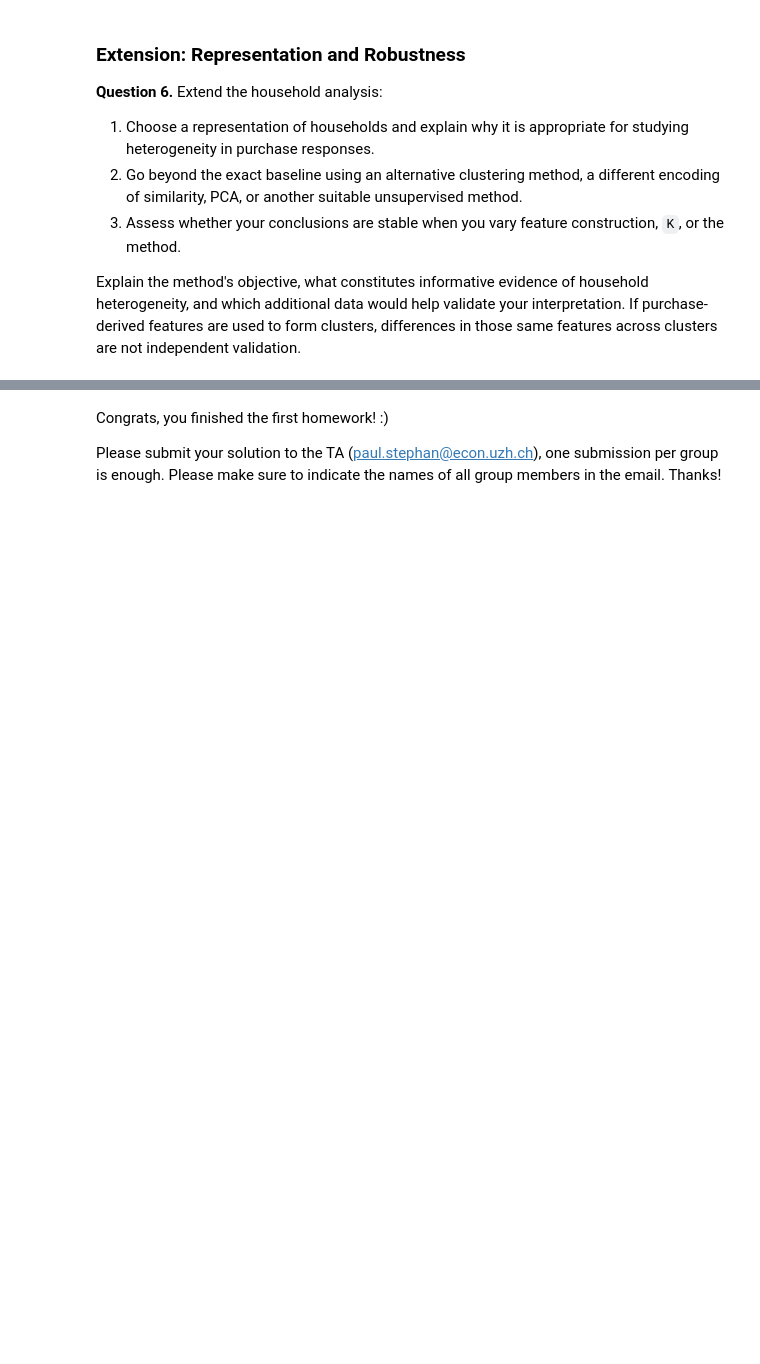
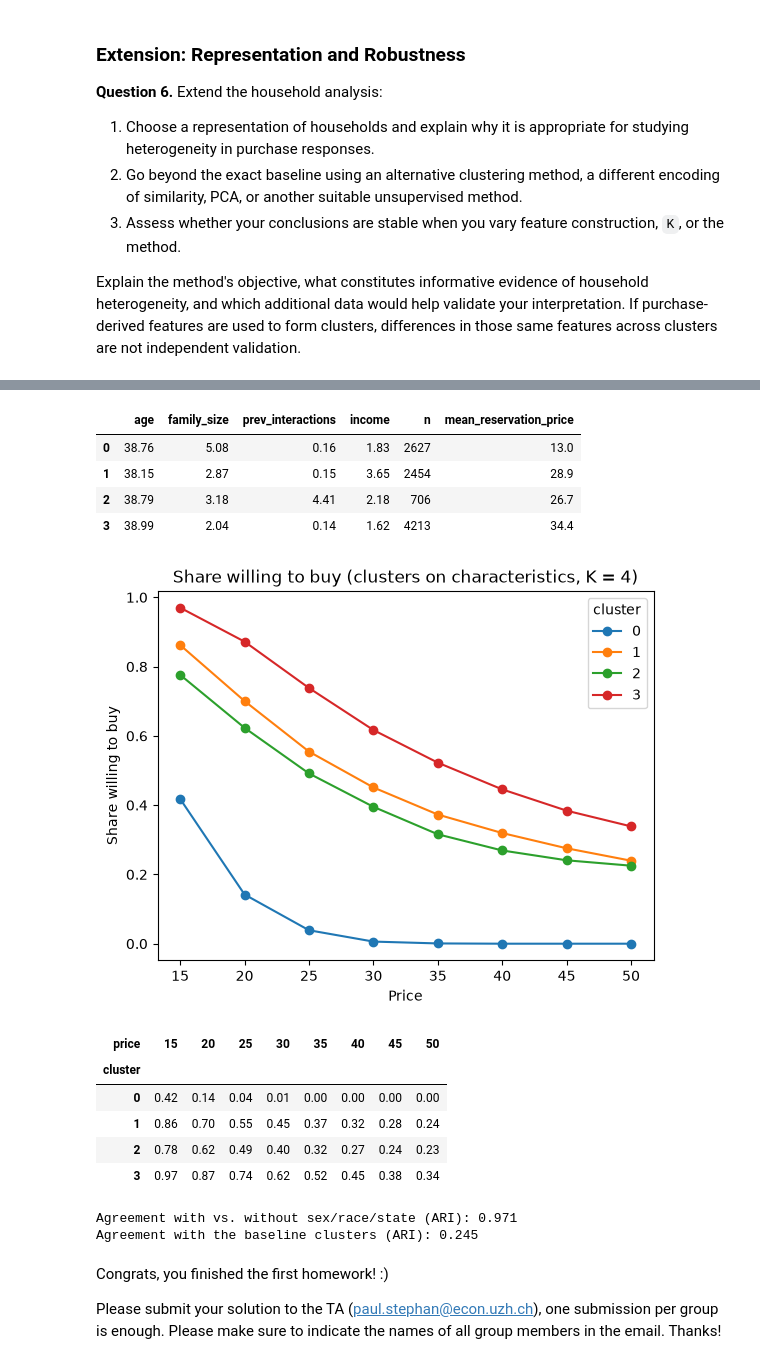
Before and after one commit to KEDES1998/ML_in_Econ, a Jupyter notebook: HW1/ML_Econ_2026_Problem_Set_1.ipynb, the cells around one changed output, grey strips where cells are left out. Saved outputs shown, nothing was run; the diff lists cells and outputs as text; code cells hidden in the pictures; blank space fills up the shorter version.

```diff
--- a/HW1/ML_Econ_2026_Problem_Set_1.ipynb
+++ b/HW1/ML_Econ_2026_Problem_Set_1.ipynb
@@ -1129,3 +2025,38 @@ Explain the method's objective, what constitutes informative evidence of househo
+# %%
+K_EXT = 4
+km4 = KMeans(n_clusters=K_EXT, random_state=42, n_init=10).fit_predict(chars_std)
+
+# Cluster profiles (formed without any purchase information) ...
+display(chars.groupby(km4).mean().round(2).assign(n=np.bincount(km4),
+        mean_reservation_price=households["reservation_price"].groupby(km4).mean().round(1)))
+
+# ... and their demand curves: an independent check, because purchases were not used to form the clusters
+demand_ext = demand_curves(km4)
+demand_ext.plot(marker="o", title=f"Share willing to buy (clusters on characteristics, K = {K_EXT})",
+                xlabel="Price", ylabel="Share willing to buy")
+plt.show()
+display(demand_ext.round(2).T)
+
+# Robustness to feature construction: add one-hot sex, race and state and compare the partitions
+extra = OneHotEncoder(sparse_output=False).fit_transform(households[["sex", "race", "state"]])
+km4_extra = KMeans(n_clusters=K_EXT, random_state=42, n_init=10).fit_predict(np.hstack([chars_std, extra]))
+print("Agreement with vs. without sex/race/state (ARI):", round(adjusted_rand_score(km4, km4_extra), 3))
+print("Agreement with the baseline clusters (ARI):", round(adjusted_rand_score(km4, labels), 3))
+# %% [output]
+|  | age | family_size | prev_interactions | income | n | mean_reservation_price |
+| 0 | 38.76 | 5.08 | 0.16 | 1.83 | 2627 | 13.0 |
+| 1 | 38.15 | 2.87 | 0.15 | 3.65 | 2454 | 28.9 |
+| 2 | 38.79 | 3.18 | 4.41 | 2.18 | 706 | 26.7 |
+| 3 | 38.99 | 2.04 | 0.14 | 1.62 | 4213 | 34.4 |
+[figure, added]
+| price | 15 | 20 | 25 | 30 | 35 | 40 | 45 | 50 |
+| cluster |  |  |  |  |  |  |  |  |
+| 0 | 0.42 | 0.14 | 0.04 | 0.01 | 0.00 | 0.00 | 0.00 | 0.00 |
+| 1 | 0.86 | 0.70 | 0.55 | 0.45 | 0.37 | 0.32 | 0.28 | 0.24 |
+| 2 | 0.78 | 0.62 | 0.49 | 0.40 | 0.32 | 0.27 | 0.24 | 0.23 |
+| 3 | 0.97 | 0.87 | 0.74 | 0.62 | 0.52 | 0.45 | 0.38 | 0.34 |
+Agreement with vs. without sex/race/state (ARI): 0.971
+Agreement with the baseline clusters (ARI): 0.245
 # %% [markdown]
 Congrats, you finished the first homework! :)
 
```
Also changed, not shown: parts of 84 cells of this notebook, 4 other files.
